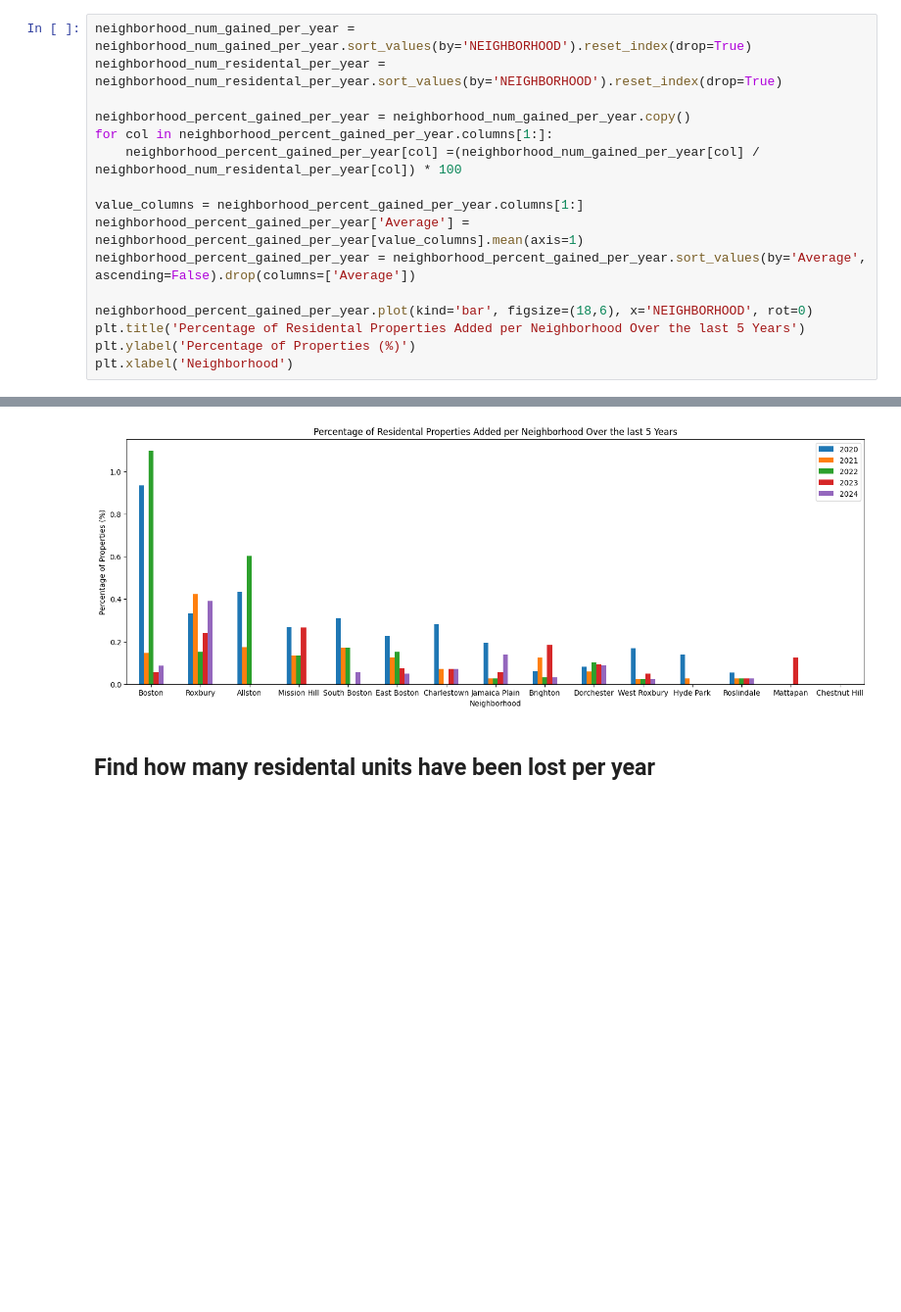
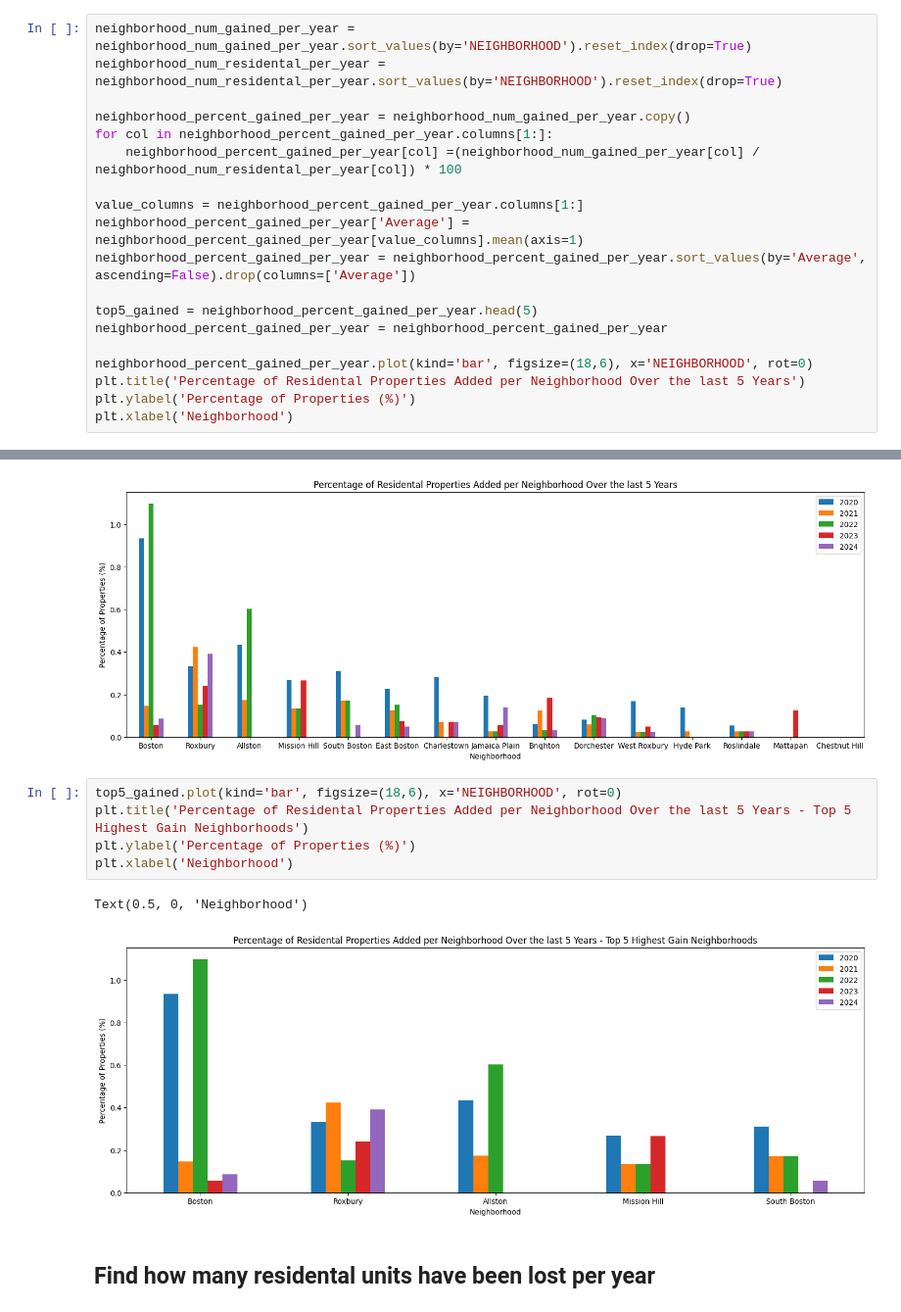
Before and after one commit to BU-Spark/ds-boston-remodeling, a Jupyter notebook: sp24-team-c/Final Insights/property-loss-by-neighborhood.ipynb, the cells around one changed output, grey strips where cells are left out. Shown at 98% size. Drawn from its saved outputs; the diff is of its cells as text; blank space fills up the shorter version.

Commit message:
added top 5 versions of gain/lost/net per neightborhood

```diff
--- a/sp24-team-c/Final Insights/property-loss-by-neighborhood.ipynb
+++ b/sp24-team-c/Final Insights/property-loss-by-neighborhood.ipynb
@@ -285,6 +285,9 @@ value_columns = neighborhood_percent_gained_per_year.columns[1:]
 neighborhood_percent_gained_per_year['Average'] = neighborhood_percent_gained_per_year[value_columns].mean(axis=1)
 neighborhood_percent_gained_per_year = neighborhood_percent_gained_per_year.sort_values(by='Average', ascending=False).drop(columns=['Average'])
 
+top5_gained = neighborhood_percent_gained_per_year.head(5)
+neighborhood_percent_gained_per_year = neighborhood_percent_gained_per_year
+
 neighborhood_percent_gained_per_year.plot(kind='bar', figsize=(18,6), x='NEIGHBORHOOD', rot=0)
 plt.title('Percentage of Residental Properties Added per Neighborhood Over the last 5 Years')
 plt.ylabel('Percentage of Properties (%)')
@@ -292,6 +295,14 @@ plt.xlabel('Neighborhood')
 # %% [output]
 Text(0.5, 0, 'Neighborhood')
 [figure]
+# %%
+top5_gained.plot(kind='bar', figsize=(18,6), x='NEIGHBORHOOD', rot=0)
+plt.title('Percentage of Residental Properties Added per Neighborhood Over the last 5 Years - Top 5 Highest Gain Neighborhoods')
+plt.ylabel('Percentage of Properties (%)')
+plt.xlabel('Neighborhood')
+# %% [output]
+Text(0.5, 0, 'Neighborhood')
+[figure, added]
 # %% [markdown]
 ## Find how many residental units have been lost per year
 # %%
```
Also changed, not shown: parts of 5 cells of this notebook.
